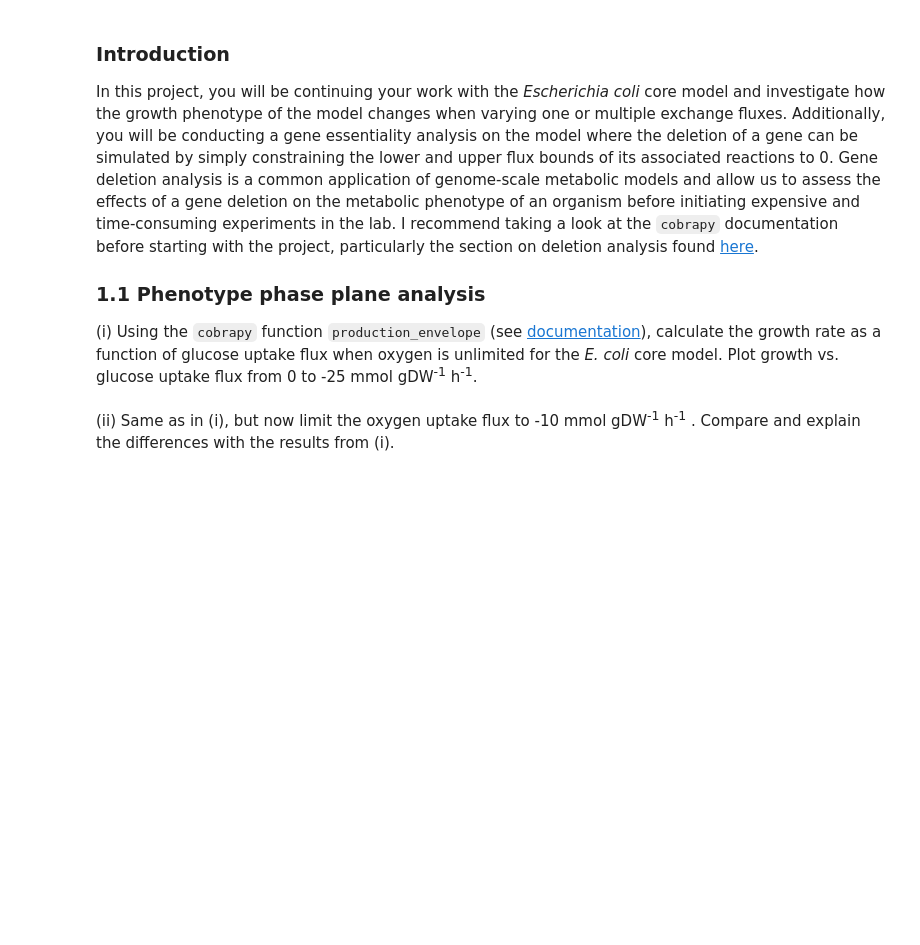
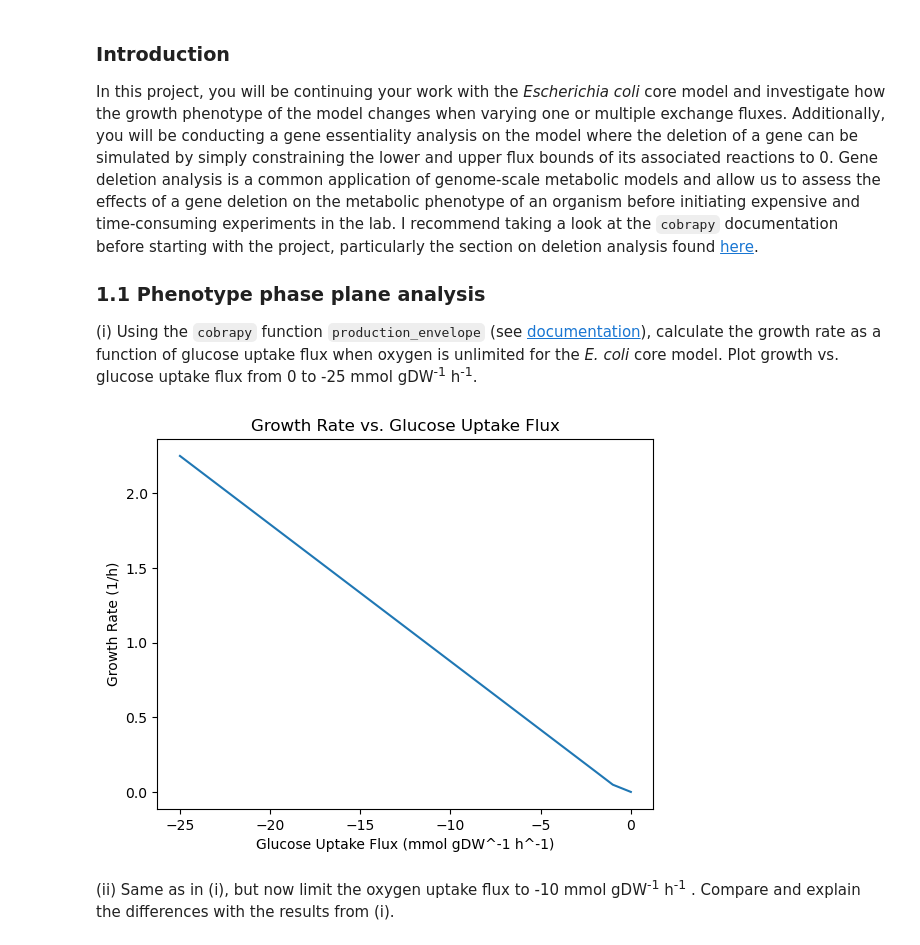
Before and after one commit to edgartandberg/Systembiologi_v2024, a Jupyter notebook: Systembio_prosjekt_4/project_4.ipynb, the cells around one changed output. Saved outputs shown, nothing was run; the diff lists cells and outputs as text; code cells hidden in the pictures; blank space fills up the shorter version.

```diff
--- a/Systembio_prosjekt_4/project_4.ipynb
+++ b/Systembio_prosjekt_4/project_4.ipynb
@@ -10,29 +10,30 @@ In this project, you will be continuing your work with the *Escherichia coli* co
 # %%
 import cobra
 import matplotlib.pyplot as plt
 
-# Load the E. coli core model
-model = cobra.io.load_json_model('ecoli_core.json')
+# Load the E. coli core model from XML file
+model = cobra.io.read_sbml_model('/Users/edgartandberg/Documents/Personlig/Vs_code/Systembiologi_v2024/Systembio_prosjekt_4/ecoli_core_model.xml')
 
-# Set the objective to maximize biomass production
-model.objective = 'Biomass_Ecoli_core_w_GAM'
+model.objective = 'BIOMASS_Ecoli_core_w_GAM'
 
-# Define the range of glucose uptake flux
+#Define the range of glucose uptake flux
 glucose_range = range(0, -26, -1)
 
 # Calculate the growth rate for each glucose uptake flux
 growth_rates = []
 for glucose_flux in glucose_range:
     model.reactions.get_by_id('EX_glc__D_e').lower_bound = glucose_flux
     solution = model.optimize()
     growth_rate = solution.objective_value
     growth_rates.append(growth_rate)
 
-# Plot growth rate vs. glucose uptake flux
+#Plot growth rate vs. glucose uptake flux
 plt.plot(glucose_range, growth_rates)
 plt.xlabel('Glucose Uptake Flux (mmol gDW^-1 h^-1)')
 plt.ylabel('Growth Rate (1/h)')
 plt.title('Growth Rate vs. Glucose Uptake Flux')
 plt.show()
+# %% [output]
+[figure, added]
 # %% [markdown]
 (ii) Same as in (i), but now limit the oxygen uptake flux to -10 mmol gDW<sup>-1</sup> h<sup>-1</sup> . Compare and explain the differences with the results from (i).
```
Also changed, not shown: parts of 2 cells of this notebook.
